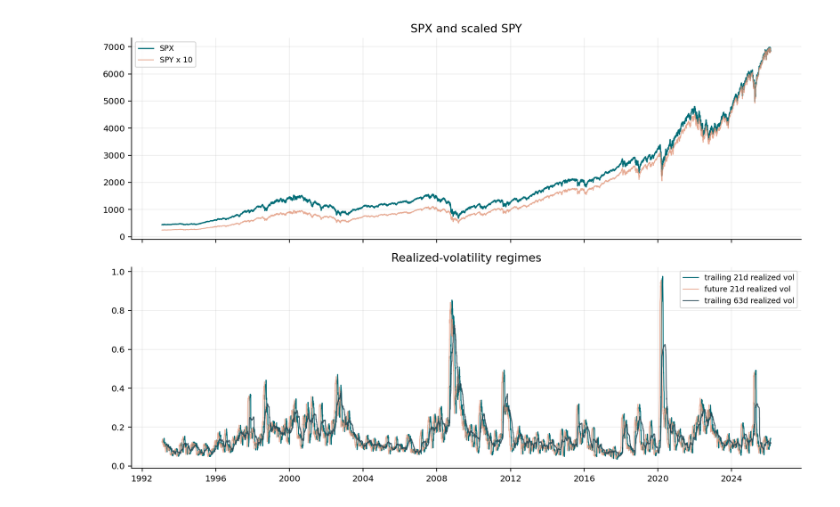
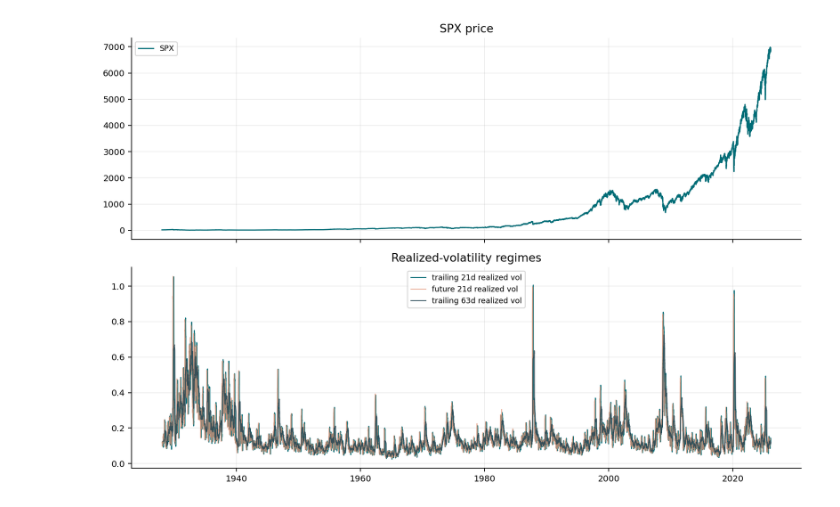
Before and after one commit to ramtin-asadi/Quantitative-Finance-Lab, a Jupyter notebook: notebooks/05_GARCH_vol_forecasting.ipynb, the cells around one changed output. Cells and saved outputs as stored; diff of their text form; code cells hidden in the pictures.

```diff
--- a/notebooks/05_GARCH_vol_forecasting.ipynb
+++ b/notebooks/05_GARCH_vol_forecasting.ipynb
@@ -57,7 +56,7 @@ ANNUALIZATION = 252
 CALENDAR_DAYS = 365.25
 EPS = 1e-12
 # %%
-required_files = [option_path, rate_path, spy_path, spx_path]
+required_files = [option_path, rate_path, spx_path]
 missing = [str(p) for p in required_files if not p.exists()]
 if missing:
     raise FileNotFoundError("Missing required Project 5 data files: " + ", ".join(missing))
@@ -68,7 +67,6 @@ chain_cols = [
 ]
 df_chain = pd.read_parquet(option_path, columns=chain_cols)
 df_rates = pd.read_csv(rate_path)
-df_spy_raw = pd.read_csv(spy_path)
 df_spx_raw = pd.read_csv(spx_path)
 
 for col in ["quote_date", "quote_readtime", "expire_date"]:
@@ -95,23 +93,8 @@ def clean_yfinance_price_frame(raw, price_name, include_dividend=False):
     return out.dropna(subset=["trade_date", price_name]).sort_values("trade_date").drop_duplicates("trade_date", keep="last")
 
 df_spx = clean_yfinance_price_frame(df_spx_raw, "spx_close")
-df_spy = clean_yfinance_price_frame(df_spy_raw, "spy_close", include_dividend=True)
-
 df_spx["spx_ret"] = np.log(df_spx["spx_close"] / df_spx["spx_close"].shift(1))
-spy_prev = df_spy["spy_close"].shift(1)
-df_spy["spy_ret_tr"] = np.log(np.clip((df_spy["spy_close"] + df_spy["dividend"]) / spy_prev, EPS, None))
-
-df_market = (
-    df_spx.merge(df_spy[["trade_date", "spy_close", "spy_ret_tr", "dividend"]], on="trade_date", how="inner")
-    .sort_values("trade_date")
-    .reset_index(drop=True)
-)
-
-beta_window = 60
-roll_cov = df_market["spx_ret"].rolling(beta_window).cov(df_market["spy_ret_tr"])
-roll_var = df_market["spy_ret_tr"].rolling(beta_window).var()
-df_market["beta_spx_to_spy"] = (roll_cov / roll_var).replace([np.inf, -np.inf], np.nan).clip(0.85, 1.15)
-df_market["beta_spx_to_spy"] = df_market["beta_spx_to_spy"].bfill().ffill().fillna(1.0)
+df_market = df_spx.sort_values("trade_date").reset_index(drop=True)
 
 ret = df_market["spx_ret"].to_numpy(dtype=float)
 for h in HORIZONS:
@@ -154,23 +137,22 @@ display(df_market.head())
 # %%
 rv_windows = [10, 21, 42, 63, 84, 126]
 for w in rv_windows:
     df_market[f"rv_trailing_{w}"] = df_market["spx_ret"].rolling(w).std() * np.sqrt(ANNUALIZATION)
 
 fig, axes = plt.subplots(2, 1, figsize=(10.5, 7.0), sharex=True)
 axes[0].plot(df_market["trade_date"], df_market["spx_close"], lw=1.2, label="SPX")
-axes[0].plot(df_market["trade_date"], df_market["spy_close"] * 10.0, lw=0.9, alpha=0.8, label="SPY x 10")
-axes[0].set_title("SPX and scaled SPY")
+axes[0].set_title("SPX price")
 axes[0].legend(loc="best")
 
 axes[1].plot(df_market["trade_date"], df_market["rv_trailing_21"], lw=1.0, label="trailing 21d realized vol")
 axes[1].plot(df_market["trade_date"], df_market["realized_vol_ann_fwd_21"], lw=0.9, alpha=0.75, label="future 21d realized vol")
 axes[1].plot(df_market["trade_date"], df_market["rv_trailing_63"], lw=1.0, alpha=0.85, label="trailing 63d realized vol")
 axes[1].set_title("Realized-volatility regimes")
 axes[1].legend(loc="best")
 plt.tight_layout()
 plt.show()
 # %% [output]
-[figure, old version]
+[figure, new version]
 # %%
 t0 = time.time()
 iv_panel_all = build_atm_iv_panel_from_option_quotes(
```
Also changed, not shown: parts of 18 cells of this notebook, 3 other files.
